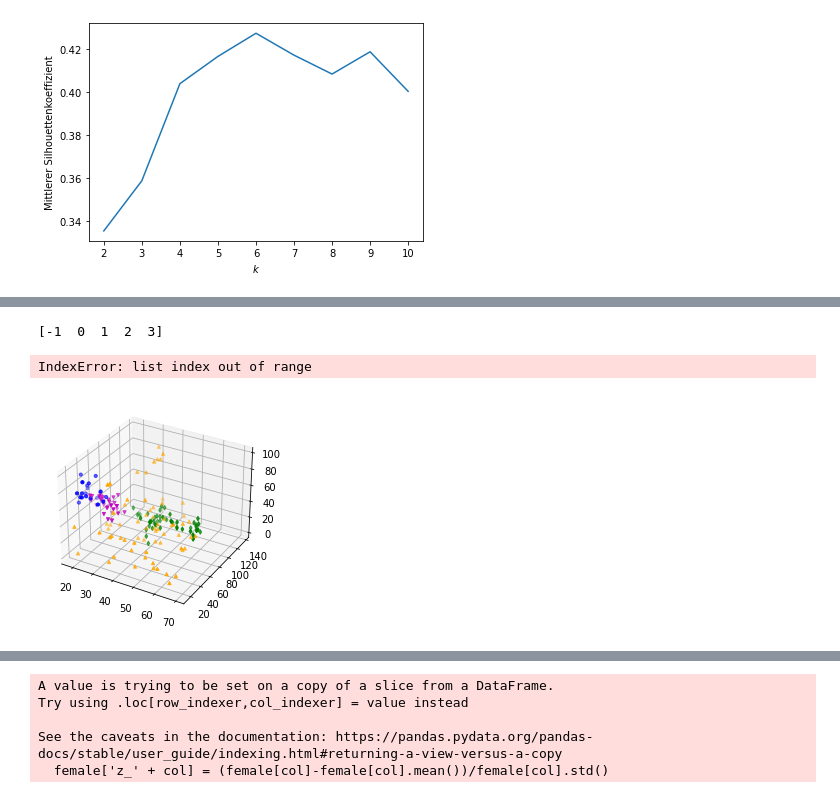
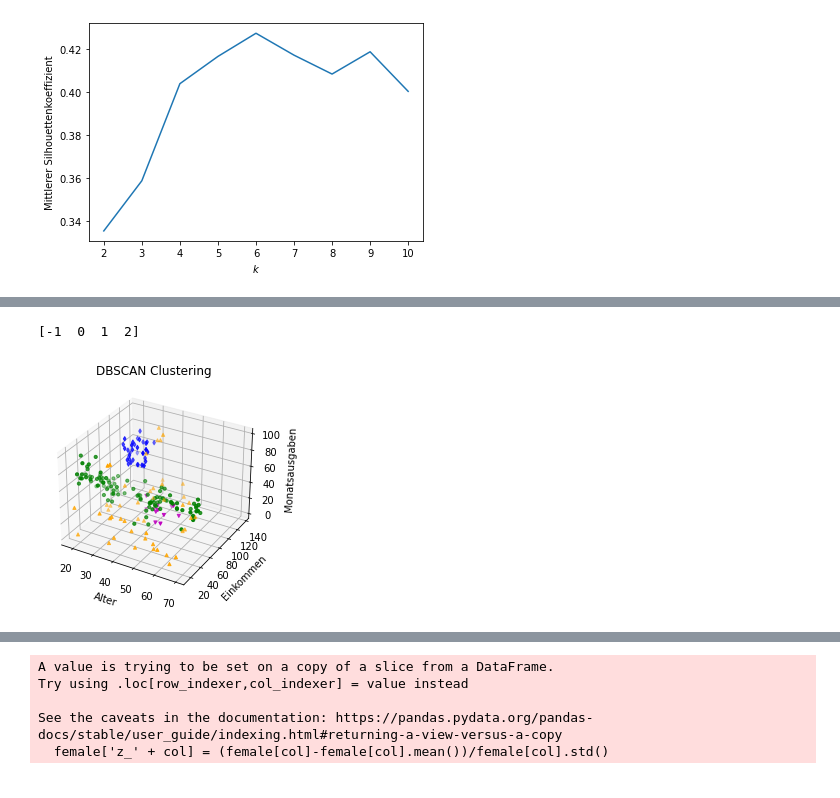
Before and after one commit to DeniseRekic/Notenbonus_CRM, a Jupyter notebook: Notenbonusprojekt.ipynb, the cells around one changed output, grey strips where cells are left out. Drawn from its saved outputs; the diff is of its cells as text; code cells hidden in the pictures.

```diff
--- a/Notenbonusprojekt.ipynb
+++ b/Notenbonusprojekt.ipynb
@@ -124,7 +124,7 @@ und die Montasausgaben sind.
 # %%
 #k-Means Clustering
 
-for n in [6]:
+for n in [2,4,6]:
     model = cluster.KMeans(n_clusters=n, random_state=10)
     cluster_assignments = model.fit_predict(X)
     kunden['cluster']=model.labels_
@@ -141,7 +141,7 @@ for n in [6]:
         ys = d['Einkommen']
         zs = d['Monatsausgaben']
         ax.scatter(xs, ys, zs,marker=markers[c], color=colors[c], s=10)
-    plt.title('K-Means Clustering')
+    plt.title('K-Means Clustering k = ' + str(n))
     ax.set_xlabel('Alter')
     ax.set_ylabel('Einkommen')
     ax.set_zlabel('Monatsausgaben')
@@ -164,29 +176,28 @@ Die folgende Grafik zeigt nun das Ergebnis des DBSCAN. Wir sehen deutlich 3 Clus
 Lila und Grün. Die Gelben Dateninstanzen sind überall verteilt.
 # %%
 
-colors = ['orange','b','g','m']
+colors = ['orange', 'g','b','m']
 markers = ['^','o','d','v']
 
-model3=cluster.DBSCAN(eps=0.61,min_samples=11,metric='euclidean')#epsilon=0.61 und minsamples=11 bereits bestimmt durch Visualisierung
+model3=cluster.DBSCAN(eps=0.61,min_samples=7,metric='euclidean')#epsilon=0.61 und minsamples=11 bereits bestimmt durch Visualisierung
 cluster_assignments3 = model3.fit_predict(X)
 kunden['cluster3'] = model3.labels_
 fig = plt.figure()
 ax = fig.add_subplot(111, projection='3d')
 print(kunden['cluster3'].unique())
 for c in kunden['cluster3'].unique():
     d = kunden[kunden['cluster3'] == c]
     xs = d['Alter']
     ys = d['Einkommen']
     zs = d['Monatsausgaben']
     ax.scatter(xs, ys, zs,marker=markers[c+1], color=colors[c+1], s=10)
 
 plt.title('DBSCAN Clustering')
 ax.set_xlabel('Alter')
 ax.set_ylabel('Einkommen')
 ax.set_zlabel('Monatsausgaben')
 
 plt.show()
 # %% [output]
-[-1  0  1  2  3]
+[-1  0  1  2]
-IndexError: list index out of range
-[figure, old version]
+[figure, new version]
```
Also changed, not shown: parts of 20 cells of this notebook.
